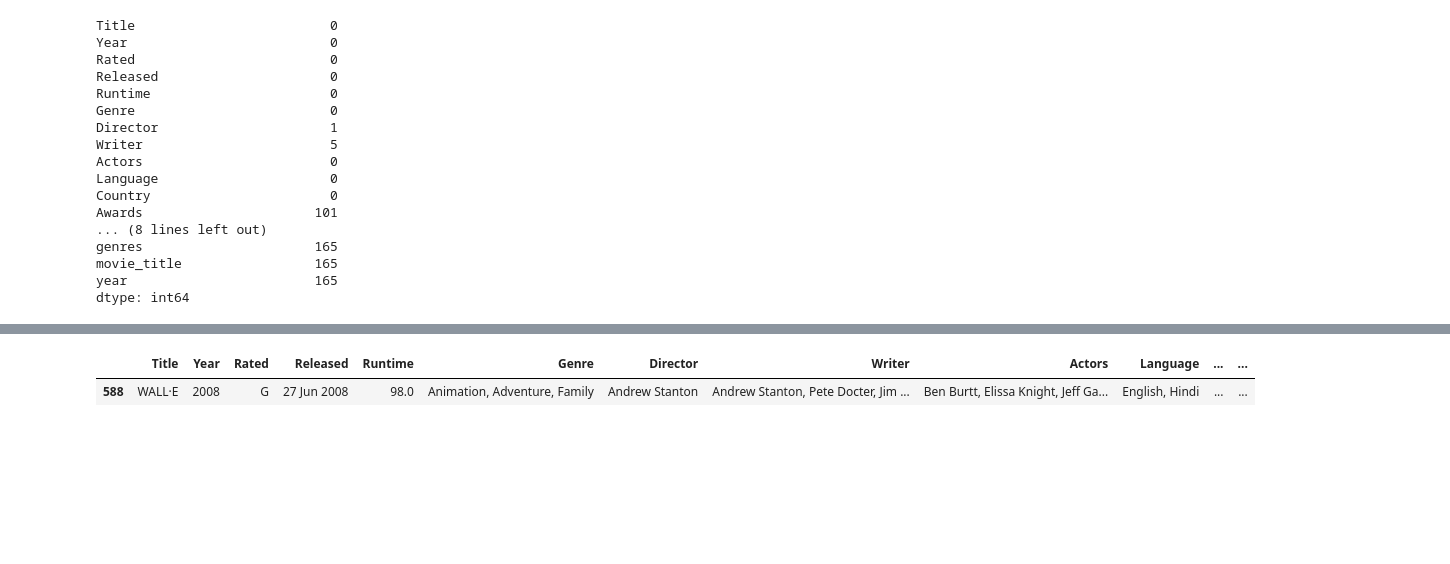
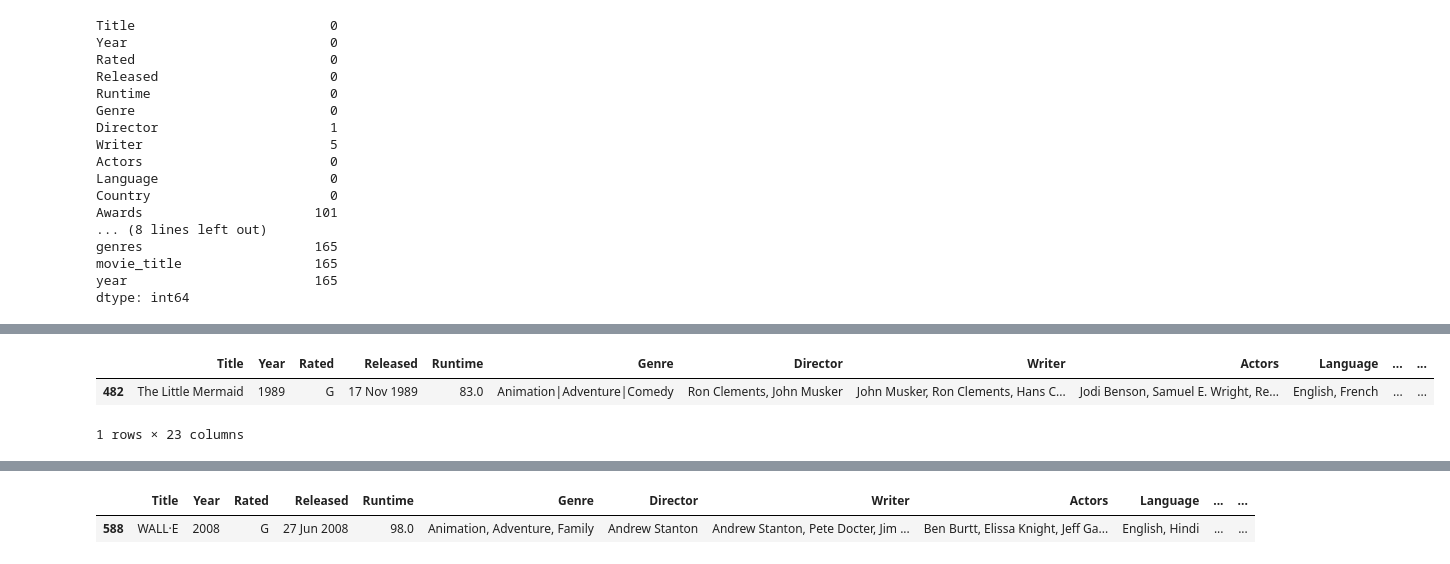
Before and after one commit to Kazmimasooma/Group-1-Disney, a Jupyter notebook: 2_ETL/2_Unify_IMDB_MovieLens.ipynb, the cells around one changed output, grey strips where cells are left out. Cells and saved outputs as stored; diff of their text form; code cells hidden in the pictures; blank space fills up the shorter version.

Commit message:
unify movielens genres into IMDB genres

```diff
--- a/2_ETL/2_Unify_IMDB_MovieLens.ipynb
+++ b/2_ETL/2_Unify_IMDB_MovieLens.ipynb
@@ -11,6 +11,7 @@ import re
 complete_df = pd.read_csv('output/complete_Disney_movie.csv')
 complete_df['Year'] = complete_df['Year'].str.split('–', 1).str[0]
 complete_df['Genre'] = complete_df['Genre'].str.replace(',', '|')
+complete_df['Genre'] = complete_df['Genre'].str.replace(' ', '')
 complete_df.head()
 # %% [output]
 |  | Title | Year | Rated | Released | Runtime | Genre | Director | Writer | Actors | Language | Country | ... |
@@ -67,8 +68,7 @@ ml_df[ml_df.movie_title.str.startswith('101 Dalmatians')]
 | 24273 | 121099 | 101 Dalmatians II: Patch's London... | Animation|Children | 101 Dalmatians II: Patch's London... | 2003 |
 # %%
 #Fill Null year with -1
-ml_df['year'].fillna("-1", inplace = True
-                    )
+ml_df['year'].fillna("-1", inplace = True)
 #Parse year as int
 ml_df['year'] = ml_df['year'].astype(int)
 # %%
@@ -195,0 +176,16 @@ dtype: int64
+# %%
+#merged_disney_df['title'] = merged_disney_df['title'].astype(str)
+
+#So after merged, we need to find titles in IMDB lists without it's corresponding MovieLens movieID
+#then we take the MovieLens movieId & genres to add into merged_disney_df
+
+for i in merged_disney_df.index:
+    if str(merged_disney_df['movieId'][i]) == 'nan':
+        for j in ml_df.index:
+            if merged_disney_df['Title'][i] == ml_df['movie_title'][j]:
+                print("--------------------------")
+                print(merged_disney_df['Title'][i])
+                print(ml_df['movie_title'][j])
+                merged_disney_df['movieId'][i] = ml_df['movieId'][j]
+                merged_disney_df['genres'][i] = ml_df['genres'][j]
+                print("--------------------------")
@@ -195,0 +221,6 @@ dtype: int64
+# %%
+merged_disney_df.loc[merged_disney_df['Title'] == 'The Little Mermaid']
+# %% [output]
+|  | Title | Year | Rated | Released | Runtime | Genre | Director | Writer | Actors | Language | ... | ... |
+| 482 | The Little Mermaid | 1989 | G | 17 Nov 1989 | 83.0 | Animation|Adventure|Comedy | Ron Clements, John Musker | John Musker, Ron Clements, Hans C... | Jodi Benson, Samuel E. Wright, Re... | English, French | ... | ... |
+1 rows × 23 columns
```
Also changed, not shown: parts of 10 cells of this notebook.
